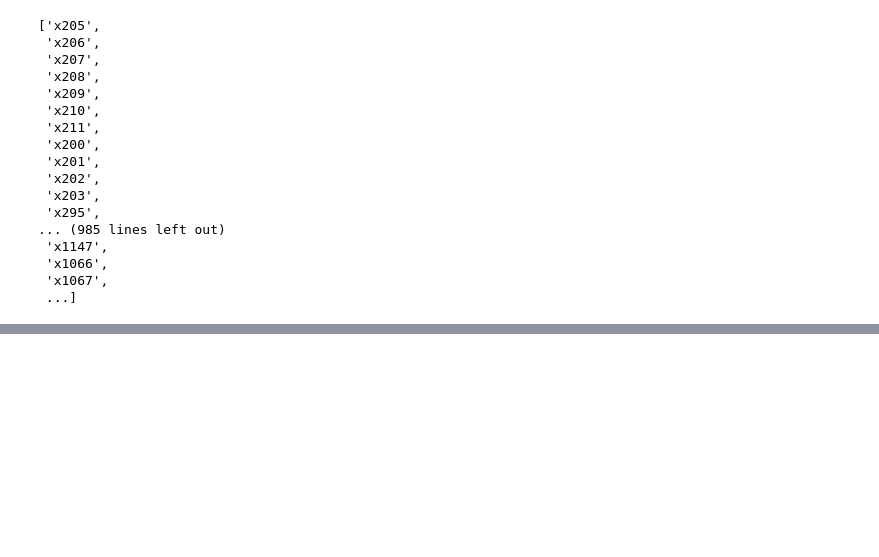
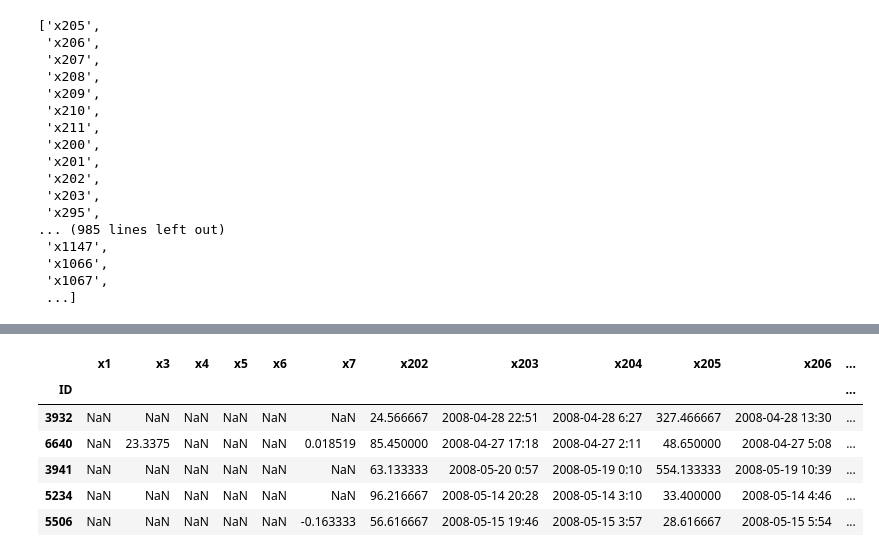
Before and after one commit to grandjwl/Hynix, a Jupyter notebook: test.ipynb, the cells around one changed output, grey strips where cells are left out. Drawn from its saved outputs; the diff is of its cells as text; code cells hidden in the pictures; blank space fills up the shorter version.

```diff
--- a/test.ipynb
+++ b/test.ipynb
@@ -74,0 +94,3 @@ cols[188:1454]
+# %%
+front = train.loc[:,:'x7'].head()
+front
@@ -74,0 +105,3 @@ cols[188:1454]
+# %%
+mid = train.loc[:,'x202':'x209'].head()
+mid
@@ -74,0 +116,3 @@ cols[188:1454]
+# %%
+tail = train.loc[:,'x1461':'x1466'].head()
+tail
@@ -74,0 +127,11 @@ cols[188:1454]
+# %%
+train = pd.concat([front, mid, tail], axis=1)
+train
+# %% [output]
+|  | x1 | x3 | x4 | x5 | x6 | x7 | x202 | x203 | x204 | x205 | x206 | ... |
+| ID |  |  |  |  |  |  |  |  |  |  |  | ... |
+| 3932 | NaN | NaN | NaN | NaN | NaN | NaN | 24.566667 | 2008-04-28 22:51 | 2008-04-28 6:27 | 327.466667 | 2008-04-28 13:30 | ... |
+| 6640 | NaN | 23.3375 | NaN | NaN | NaN | 0.018519 | 85.450000 | 2008-04-27 17:18 | 2008-04-27 2:11 | 48.650000 | 2008-04-27 5:08 | ... |
+| 3941 | NaN | NaN | NaN | NaN | NaN | NaN | 63.133333 | 2008-05-20 0:57 | 2008-05-19 0:10 | 554.133333 | 2008-05-19 10:39 | ... |
+| 5234 | NaN | NaN | NaN | NaN | NaN | NaN | 96.216667 | 2008-05-14 20:28 | 2008-05-14 3:10 | 33.400000 | 2008-05-14 4:46 | ... |
+| 5506 | NaN | NaN | NaN | NaN | NaN | -0.163333 | 56.616667 | 2008-05-15 19:46 | 2008-05-15 3:57 | 28.616667 | 2008-05-15 5:54 | ... |
```
Also changed, not shown: parts of 4 cells of this notebook, 3 other files.
